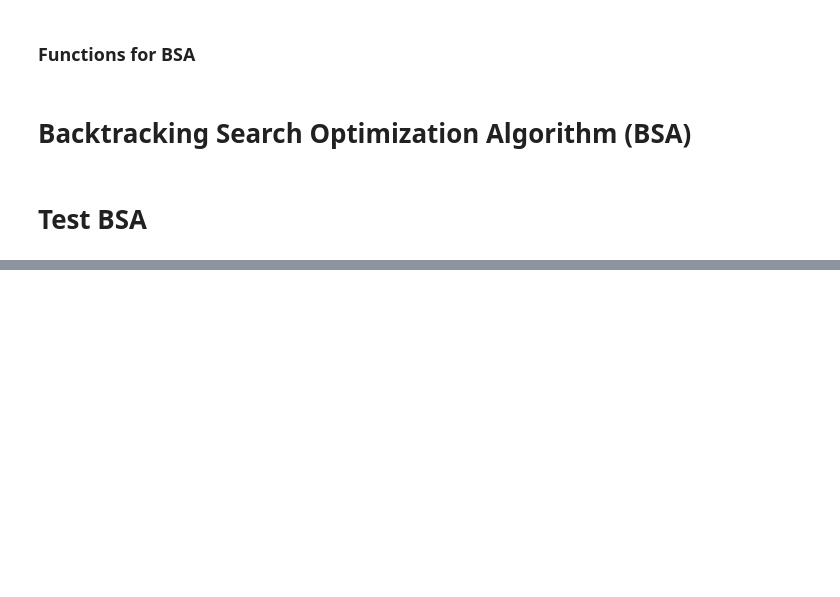
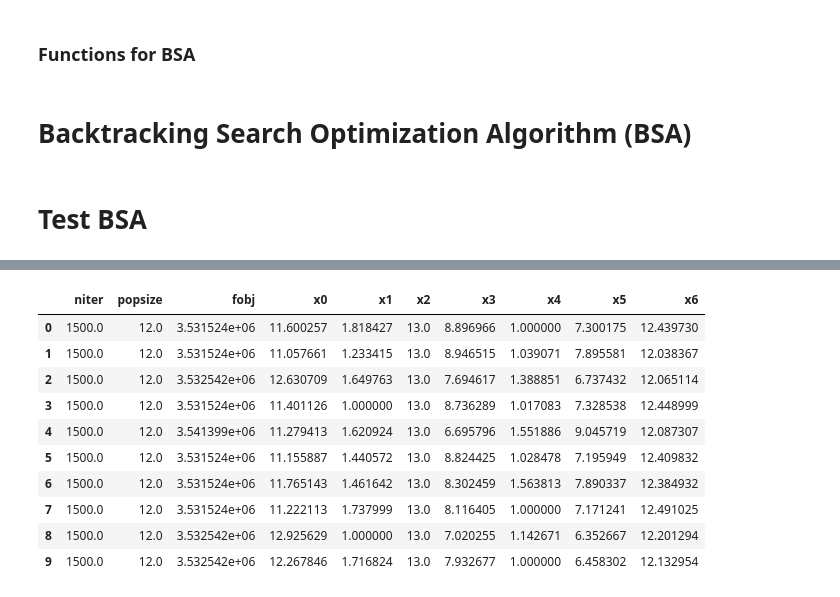
Before and after one commit to gabrielpalves/2D-truss, a Jupyter notebook: bsa.ipynb, the cells around one changed output, grey strips where cells are left out. Saved outputs shown, nothing was run; the diff lists cells and outputs as text; code cells hidden in the pictures; blank space fills up the shorter version.

```diff
--- a/bsa.ipynb
+++ b/bsa.ipynb
@@ -266,0 +282,22 @@ For 8 runs --- Mean: 3595303.379706669; Std: 67581.75602419014; Max/Min %: 6.350
+# %%
+import pandas as pd
+import sqlite3 as sq
+
+cols = ['niter', 'popsize', 'fobj']
+
+xn = lambda nx: 'x' + str(nx)
+xs = list(map(xn, np.arange(runs.x.shape[1], dtype='int32')))
+
+cols += xs
+
+data = pd.DataFrame(np.concatenate((np.tile(epoch, (n, 1)), np.tile(popsize, (n, 1)),
+                                    np.array([runs.y]).T, runs.x), axis=1),
+                                    columns = cols)
+
+filename = 'BSA.db'
+table_name = 'BSA'
+conn = sq.connect(filename) # creates file, if not exists
+
+data.to_sql(name=table_name, con=conn, if_exists='append')
+
+conn.close() # good practice: close connection
@@ -266,0 +314,18 @@ For 8 runs --- Mean: 3595303.379706669; Std: 67581.75602419014; Max/Min %: 6.350
+# %%
+# READ DATABASE
+conn = sq.connect(filename)
+df = pd.read_sql_query("SELECT " + ", ".join(cols) + " from " + table_name, conn)
+conn.close()
+df
+# %% [output]
+|  | niter | popsize | fobj | x0 | x1 | x2 | x3 | x4 | x5 | x6 |
+| 0 | 1500.0 | 12.0 | 3.531524e+06 | 11.600257 | 1.818427 | 13.0 | 8.896966 | 1.000000 | 7.300175 | 12.439730 |
+| 1 | 1500.0 | 12.0 | 3.531524e+06 | 11.057661 | 1.233415 | 13.0 | 8.946515 | 1.039071 | 7.895581 | 12.038367 |
+| 2 | 1500.0 | 12.0 | 3.532542e+06 | 12.630709 | 1.649763 | 13.0 | 7.694617 | 1.388851 | 6.737432 | 12.065114 |
+| 3 | 1500.0 | 12.0 | 3.531524e+06 | 11.401126 | 1.000000 | 13.0 | 8.736289 | 1.017083 | 7.328538 | 12.448999 |
+| 4 | 1500.0 | 12.0 | 3.541399e+06 | 11.279413 | 1.620924 | 13.0 | 6.695796 | 1.551886 | 9.045719 | 12.087307 |
+| 5 | 1500.0 | 12.0 | 3.531524e+06 | 11.155887 | 1.440572 | 13.0 | 8.824425 | 1.028478 | 7.195949 | 12.409832 |
+| 6 | 1500.0 | 12.0 | 3.531524e+06 | 11.765143 | 1.461642 | 13.0 | 8.302459 | 1.563813 | 7.890337 | 12.384932 |
+| 7 | 1500.0 | 12.0 | 3.531524e+06 | 11.222113 | 1.737999 | 13.0 | 8.116405 | 1.000000 | 7.171241 | 12.491025 |
+| 8 | 1500.0 | 12.0 | 3.532542e+06 | 12.925629 | 1.000000 | 13.0 | 7.020255 | 1.142671 | 6.352667 | 12.201294 |
+| 9 | 1500.0 | 12.0 | 3.532542e+06 | 12.267846 | 1.716824 | 13.0 | 7.932677 | 1.000000 | 6.458302 | 12.132954 |
```
Also changed, not shown: parts of 4 cells of this notebook, 8 other files.
